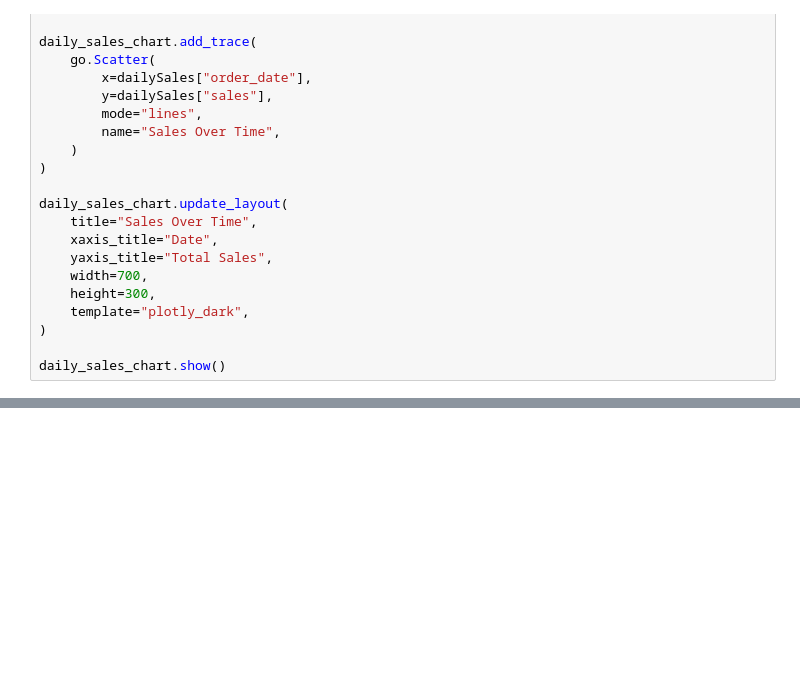
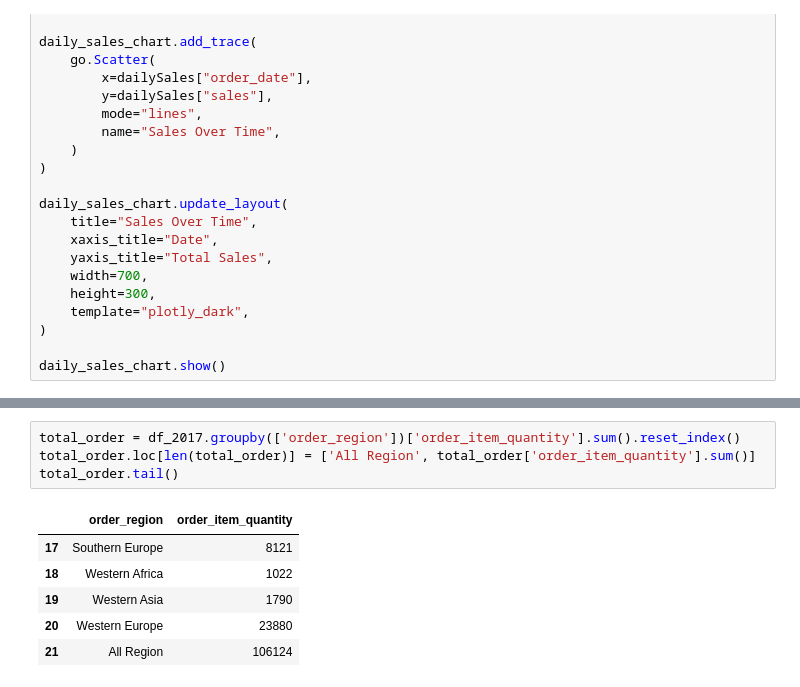
Before and after one commit to datawithalvin/pacmann-business-analytics, a Jupyter notebook: notebooks/build-dashboard-components.ipynb, the cells around one changed output, grey strips where cells are left out. Cells and saved outputs as stored; diff of their text form; blank space fills up the shorter version.

```diff
--- a/notebooks/build-dashboard-components.ipynb
+++ b/notebooks/build-dashboard-components.ipynb
@@ -354,0 +420,11 @@ daily_sales_chart.show()
+# %%
+total_order = df_2017.groupby(['order_region'])['order_item_quantity'].sum().reset_index()
+total_order.loc[len(total_order)] = ['All Region', total_order['order_item_quantity'].sum()]
+total_order.tail()
+# %% [output]
+|  | order_region | order_item_quantity |
+| 17 | Southern Europe | 8121 |
+| 18 | Western Africa | 1022 |
+| 19 | Western Asia | 1790 |
+| 20 | Western Europe | 23880 |
+| 21 | All Region | 106124 |
```
Also changed, not shown: parts of 12 cells of this notebook, 2 other files.
